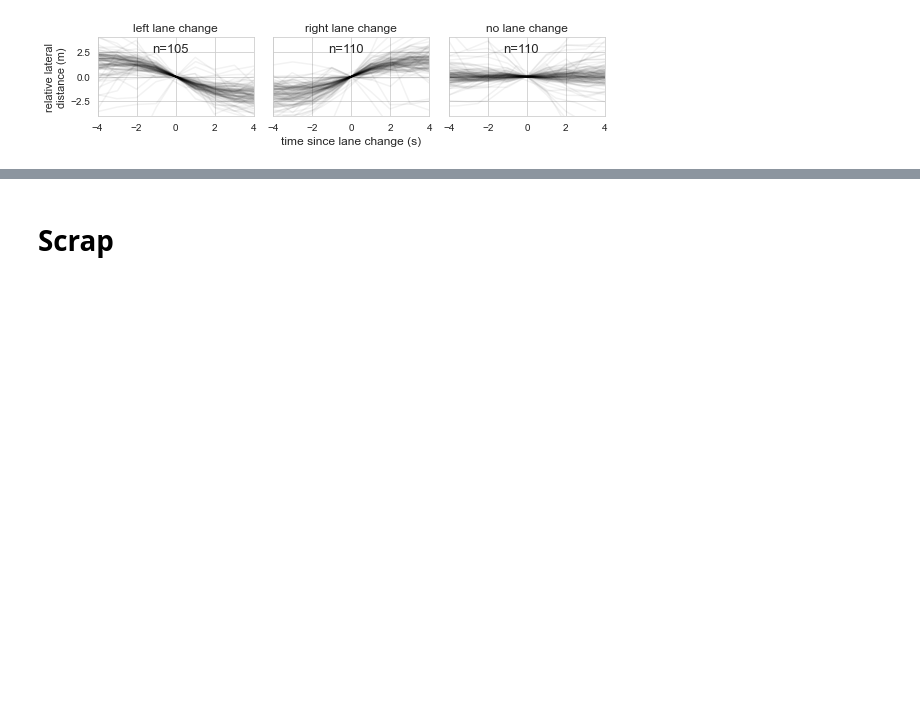
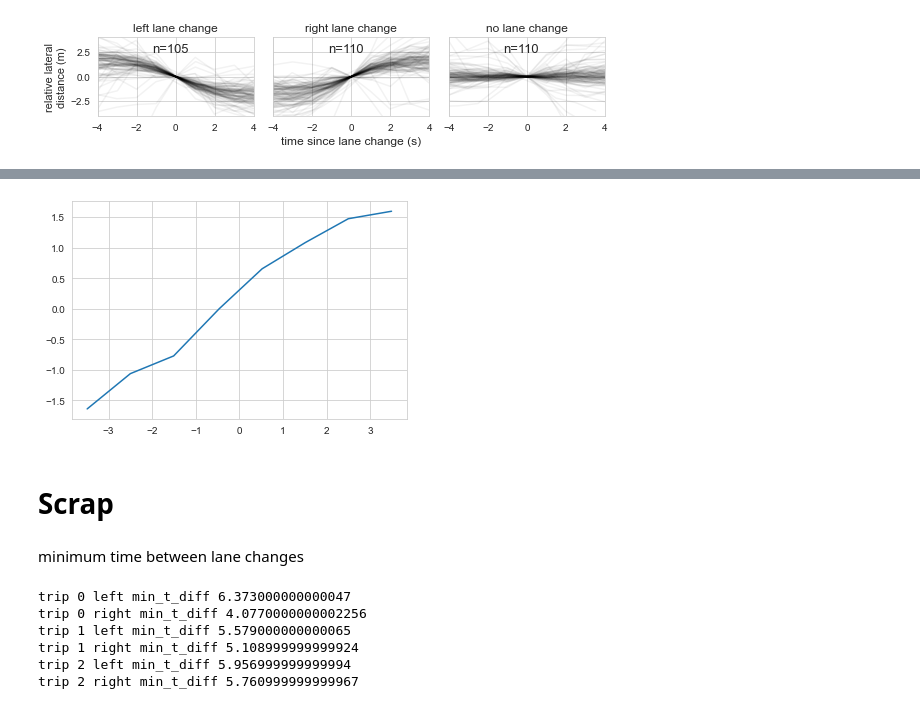
Before and after one commit to tomdries/gps-lane-changes, a Jupyter notebook: analysis.ipynb, the cells around one changed output, grey strips where cells are left out. Saved outputs shown, nothing was run; the diff lists cells and outputs as text; code cells hidden in the pictures; blank space fills up the shorter version.

```diff
--- a/analysis.ipynb
+++ b/analysis.ipynb
@@ -431,5 +500,25 @@ for i_trip, lca_df in enumerate(lca_dfs):
+# %%
+for fragment in fragments_right:
+    plt.plot(fragment.t_fragment, fragment.relative_signal)
+    break
+# %% [output]
+[figure, added]
 # %% [markdown]
 # Scrap
+# %% [markdown]
+minimum time between lane changes
+# %%
+for i_trip, lca_df in enumerate(lca_dfs):
+    for direction in ['left', 'right']:
+        min_t_diff = lca_df[lca_df.direction==direction].t_lc.diff().min()
+        print("trip", i_trip, direction, "min_t_diff", min_t_diff)
+# %% [output]
+trip 0 left min_t_diff 6.373000000000047
+trip 0 right min_t_diff 4.0770000000002256
+trip 1 left min_t_diff 5.579000000000065
+trip 1 right min_t_diff 5.108999999999924
+trip 2 left min_t_diff 5.956999999999994
+trip 2 right min_t_diff 5.760999999999967
 # %%
 lca_dfs, trip_dfs, trip_names, road_dfs = dataloaders.load_data()
 # %%
```
Also changed, not shown: parts of 12 cells of this notebook, 4 other files.
